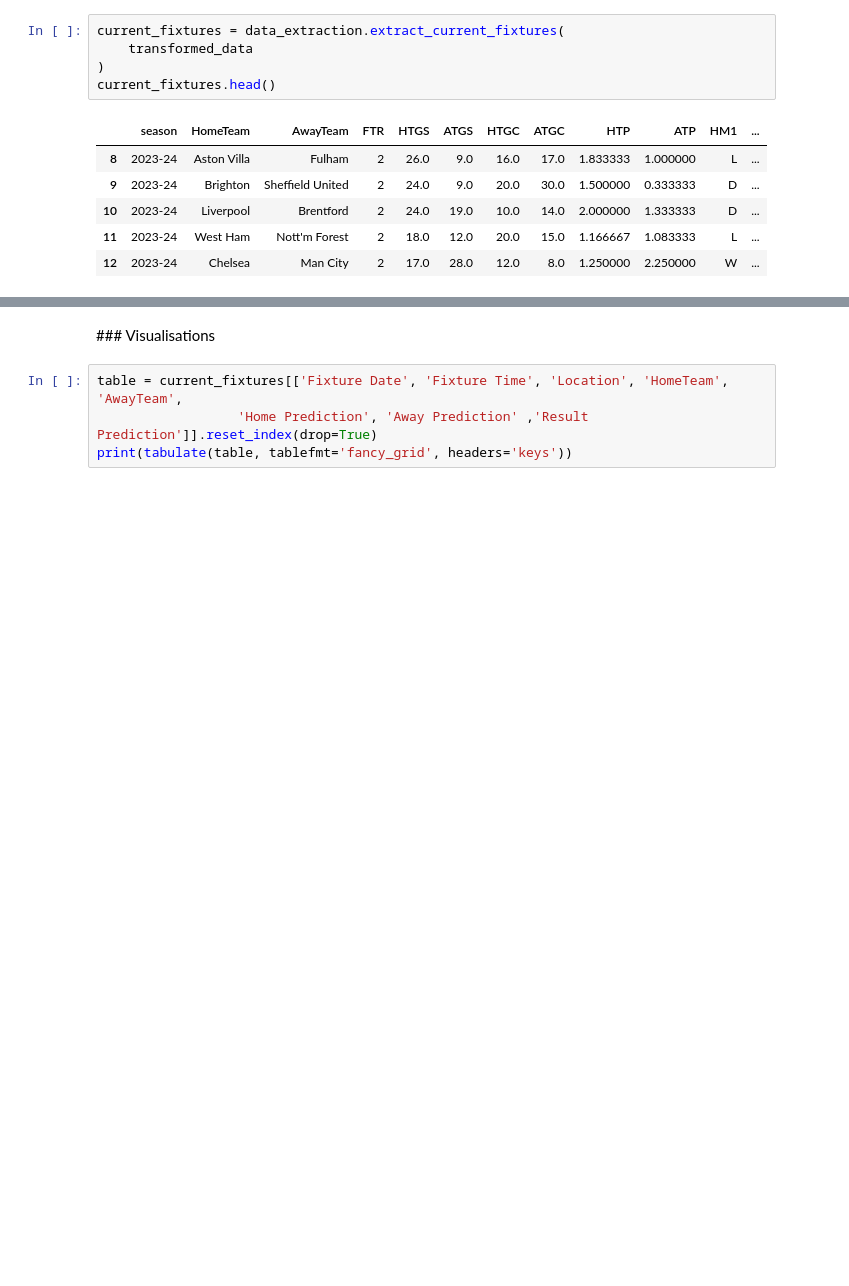
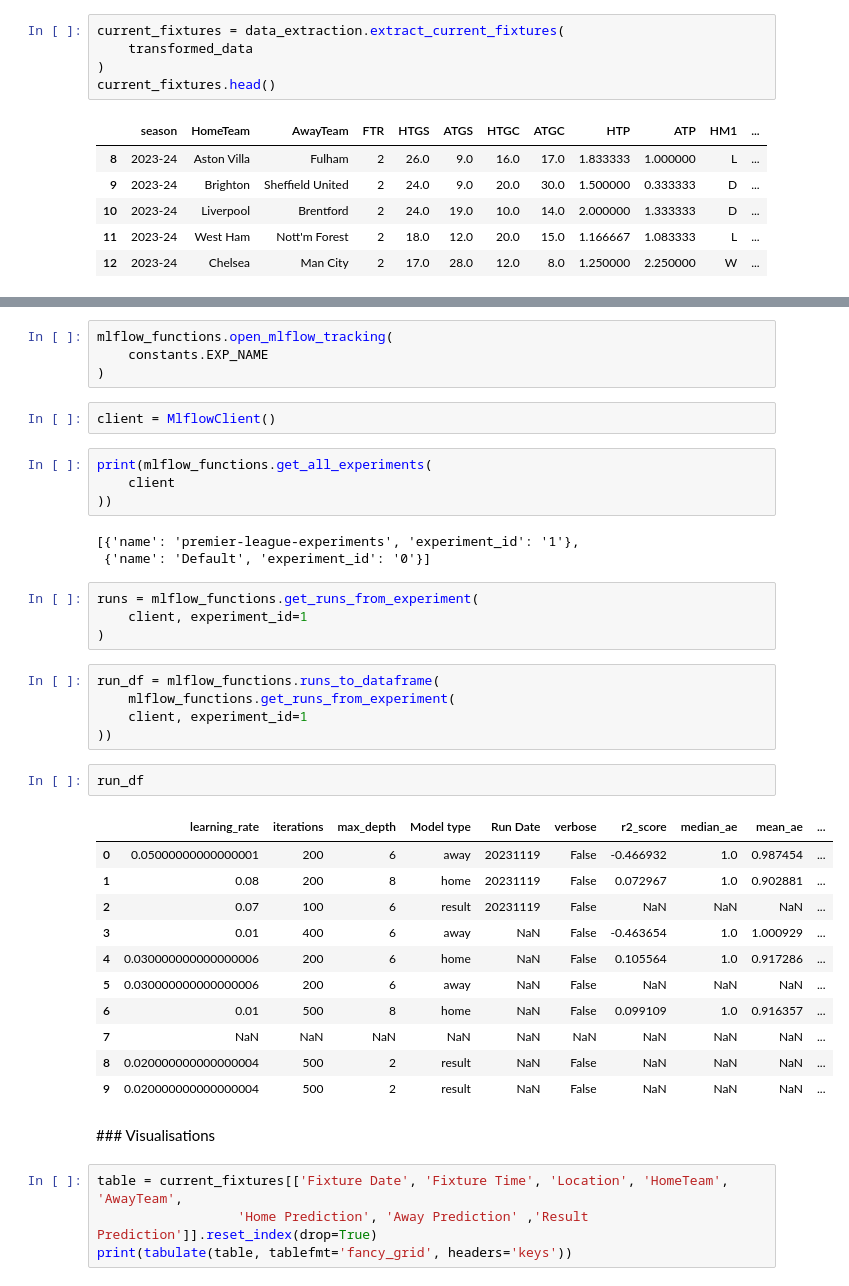
Before and after one commit to davidmarshall196/premier-league-app, a Jupyter notebook: notebooks/02_inference.ipynb, the cells around one changed output, grey strips where cells are left out. Saved outputs shown, nothing was run; the diff lists cells and outputs as text; blank space fills up the shorter version.

Commit message:
mlflow tracking

```diff
--- a/notebooks/02_inference.ipynb
+++ b/notebooks/02_inference.ipynb
@@ -171,3 +185,39 @@ current_fixtures.head()
+# %%
+mlflow_functions.open_mlflow_tracking(
+    constants.EXP_NAME
+)
+# %%
+client = MlflowClient()
+# %%
+print(mlflow_functions.get_all_experiments(
+    client
+))
+# %% [output]
+[{'name': 'premier-league-experiments', 'experiment_id': '1'},
+ {'name': 'Default', 'experiment_id': '0'}]
+# %%
+runs = mlflow_functions.get_runs_from_experiment(
+    client, experiment_id=1
+)
+# %%
+run_df = mlflow_functions.runs_to_dataframe(
+    mlflow_functions.get_runs_from_experiment(
+    client, experiment_id=1
+))
+# %%
+run_df
+# %% [output]
+|  | learning_rate | iterations | max_depth | Model type | Run Date | verbose | r2_score | median_ae | mean_ae | ... |
+| 0 | 0.05000000000000001 | 200 | 6 | away | 20231119 | False | -0.466932 | 1.0 | 0.987454 | ... |
+| 1 | 0.08 | 200 | 8 | home | 20231119 | False | 0.072967 | 1.0 | 0.902881 | ... |
+| 2 | 0.07 | 100 | 6 | result | 20231119 | False | NaN | NaN | NaN | ... |
+| 3 | 0.01 | 400 | 6 | away | NaN | False | -0.463654 | 1.0 | 1.000929 | ... |
+| 4 | 0.030000000000000006 | 200 | 6 | home | NaN | False | 0.105564 | 1.0 | 0.917286 | ... |
+| 5 | 0.030000000000000006 | 200 | 6 | away | NaN | False | NaN | NaN | NaN | ... |
+| 6 | 0.01 | 500 | 8 | home | NaN | False | 0.099109 | 1.0 | 0.916357 | ... |
+| 7 | NaN | NaN | NaN | NaN | NaN | NaN | NaN | NaN | NaN | ... |
+| 8 | 0.020000000000000004 | 500 | 2 | result | NaN | False | NaN | NaN | NaN | ... |
+| 9 | 0.020000000000000004 | 500 | 2 | result | NaN | False | NaN | NaN | NaN | ... |
 # %% [markdown]
 ### Visualisations
 # %%
```
Also changed, not shown: parts of 6 cells of this notebook, 33 other files.
